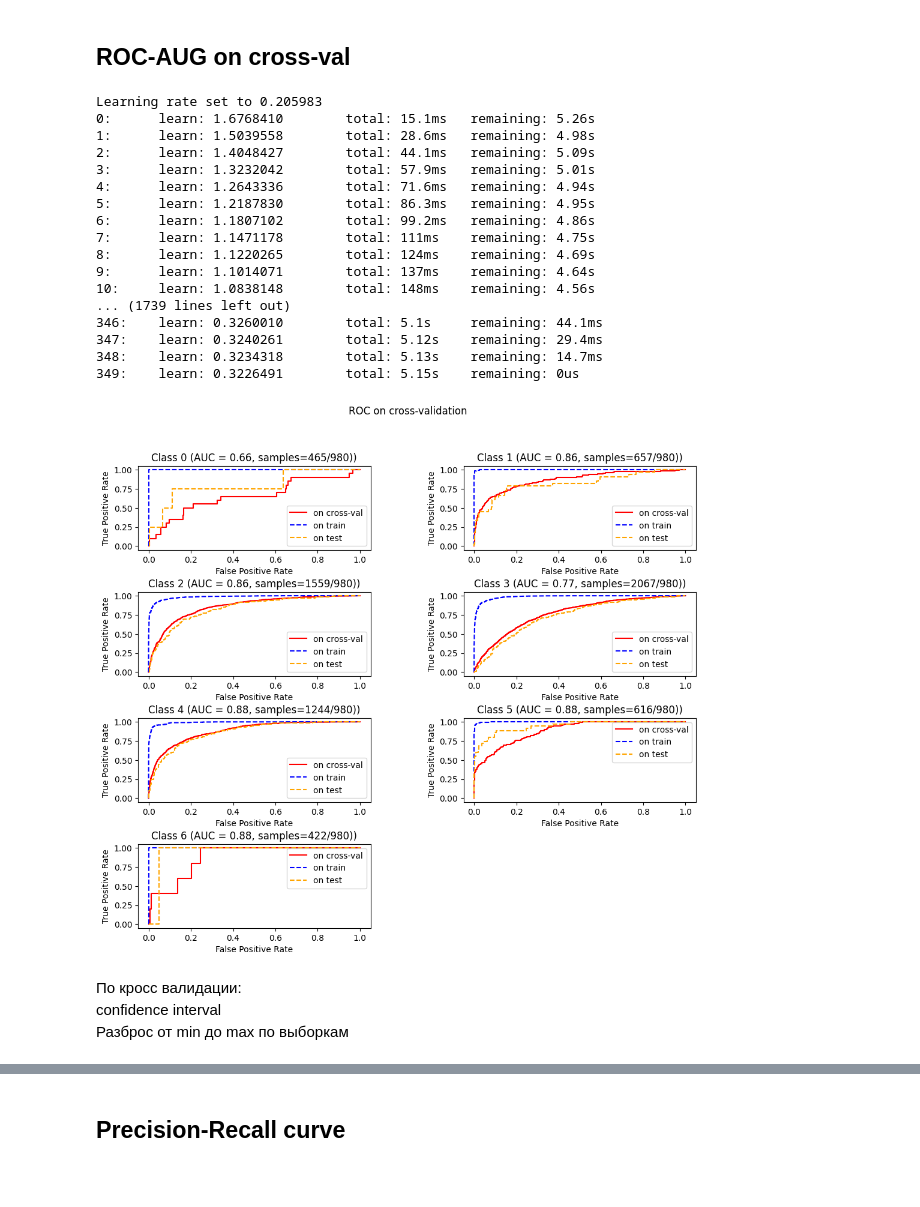
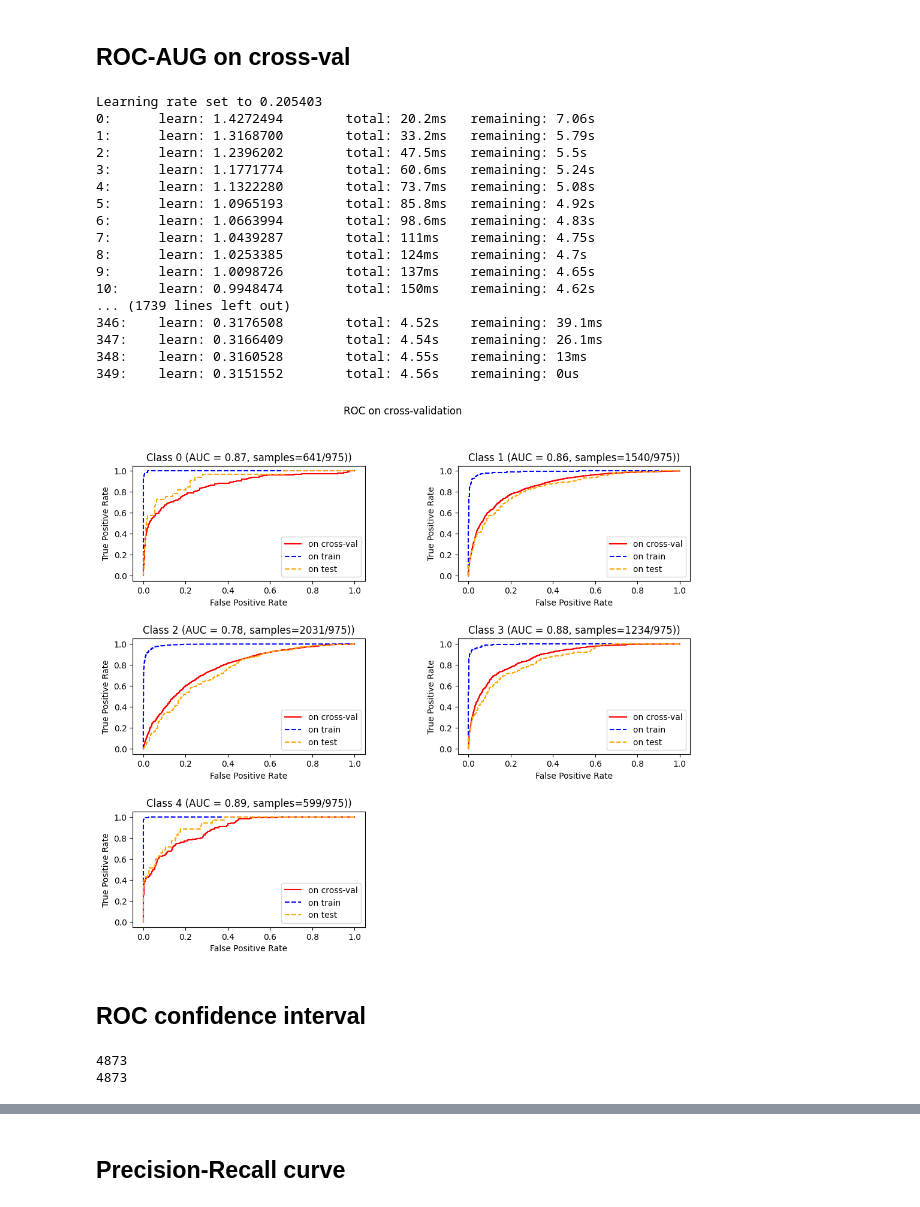
Before and after one commit to KadilenkoIvan/theory_of_stat_solutions, a Jupyter notebook: lab5/lab2.ipynb, the cells around one changed output, grey strips where cells are left out. Drawn from its saved outputs; the diff is of its cells as text; code cells hidden in the pictures; blank space fills up the shorter version.

```diff
--- a/lab5/lab2.ipynb
+++ b/lab5/lab2.ipynb
@@ -13,6 +14,8 @@ from sklearn.datasets import load_wine
 # %%
 dataset_wine = pd.read_csv('winequality-white.csv', sep=';')
 wine_df = dataset_wine
-print(wine_df['quality'].unique())
+wine_df = wine_df[wine_df['quality'] != 3]
+wine_df = wine_df[wine_df['quality'] != 9]
+print(wine_df['quality'].unique(), len(wine_df), len(dataset_wine))
 wine_df.head()
 # %% [output]
@@ -34,7 +37,7 @@ y = wine_df['quality']
 # y = wine_df['class']
 
 X_train, X_test, y_train, y_test = train_test_split(X, y, test_size=0.2, random_state=42, stratify=y)
-model = CatBoostClassifier(loss_function='MultiClass', iterations=350, random_seed=42)
+model = CatBoostClassifier(loss_function='MultiClass', iterations=350, random_seed=42, task_type="GPU")
 model.fit(X_train, y_train, eval_set=(X_test, y_test), use_best_model=True)
 # model = SVC(kernel='linear', probability=True, random_state=42)
 # model.fit(X_train, y_train)
@@ -107,7 +108,8 @@ Conf matrix:
 ## ROC-AUG on test
 # %%
 from sklearn.preprocessing import label_binarize
-y_bin = label_binarize(y_test, classes=[3, 4, 5, 6, 7, 8, 9])
+y_bin = label_binarize(y_test, classes=[4, 5, 6, 7, 8])
+# y_bin = label_binarize(y_test, classes=[3, 4, 5, 6, 7, 8, 9])
 # y_bin = label_binarize(y_test, classes=[0, 1, 2])
 y_bin
 # %% [output]
@@ -143,7 +145,7 @@ for i in range(y_bin.shape[1]):
 # %% [markdown]
 ## ROC-AUG on train
 # %%
-y_bin_train = label_binarize(y_train, classes=[3, 4, 5, 6, 7, 8, 9])
+y_bin_train = label_binarize(y_train, classes=[4, 5, 6, 7, 8])
 # y_bin = label_binarize(y_train, classes=[0, 1, 2])
 
 fpr_train = dict()
@@ -177,55 +179,60 @@ from sklearn.model_selection import StratifiedKFold, cross_val_predict
 X = wine_df.drop('quality', axis=1)
 y = wine_df['quality']
 
-y_bin_cross_val = label_binarize(y, classes=[3, 4, 5, 6, 7, 8, 9])
+y_bin_cross_val = label_binarize(y, classes=[4, 5, 6, 7, 8])
+# y_bin = label_binarize(y_test, classes=[3, 4, 5, 6, 7, 8, 9])
 
-model_cross_val = CatBoostClassifier(loss_function='MultiClass', iterations=350, random_seed=42)
+model_cross_val = CatBoostClassifier(loss_function='MultiClass', iterations=350, random_seed=42, task_type="GPU")
 
 cv = StratifiedKFold(n_splits=5, shuffle=True, random_state=42)
 
 y_predict_probs_cross_val = cross_val_predict(model_cross_val, X, y, cv=cv, method='predict_proba')
 
 fpr_cross_val = dict()
 tpr_cross_val = dict()
 roc_auc_cross_val = dict()
 
 for i in range(y_bin.shape[1]):
     fpr_cross_val[i], tpr_cross_val[i], _ = roc_curve(y_bin_cross_val[:, i], y_predict_probs_cross_val[:, i])
     roc_auc_cross_val[i] = roc_auc_score(y_bin_cross_val[:, i], y_predict_probs_cross_val[:, i])
 
 plt.figure(figsize=(12, 10))
 plt.suptitle('ROC on cross-validation')
 plt.subplots_adjust(hspace=0.5, wspace=0.4)
 
 for i in range(y_bin_cross_val.shape[1]):
     plt.subplot(y_bin_cross_val.shape[1] // 2 + 1, y_bin_cross_val.shape[1] % 2 + 1, i + 1)
     plt.plot(fpr_cross_val[i], tpr_cross_val[i], linestyle='-', color='red', label='on cross-val')
     plt.plot(fpr_train[i], tpr_train[i], linestyle='--', color='blue', label='on train')
     plt.plot(fpr[i], tpr[i], linestyle='--', color='orange', label='on test')
     plt.xlabel('False Positive Rate')
     plt.ylabel('True Positive Rate')
     plt.title(f'Class {i} (AUC = {roc_auc_cross_val[i]:.2f}, samples={len(tpr_cross_val[i])}/{len(X_test)}))')
     plt.legend()
 # %% [output]
-Learning rate set to 0.205983
-0:      learn: 1.6768410        total: 15.1ms   remaining: 5.26s
-1:      learn: 1.5039558        total: 28.6ms   remaining: 4.98s
-2:      learn: 1.4048427        total: 44.1ms   remaining: 5.09s
-3:      learn: 1.3232042        total: 57.9ms   remaining: 5.01s
-4:      learn: 1.2643336        total: 71.6ms   remaining: 4.94s
-5:      learn: 1.2187830        total: 86.3ms   remaining: 4.95s
-6:      learn: 1.1807102        total: 99.2ms   remaining: 4.86s
-7:      learn: 1.1471178        total: 111ms    remaining: 4.75s
-8:      learn: 1.1220265        total: 124ms    remaining: 4.69s
-9:      learn: 1.1014071        total: 137ms    remaining: 4.64s
-10:     learn: 1.0838148        total: 148ms    remaining: 4.56s
+Learning rate set to 0.205403
+0:      learn: 1.4272494        total: 20.2ms   remaining: 7.06s
+1:      learn: 1.3168700        total: 33.2ms   remaining: 5.79s
+2:      learn: 1.2396202        total: 47.5ms   remaining: 5.5s
+3:      learn: 1.1771774        total: 60.6ms   remaining: 5.24s
+4:      learn: 1.1322280        total: 73.7ms   remaining: 5.08s
+5:      learn: 1.0965193        total: 85.8ms   remaining: 4.92s
+6:      learn: 1.0663994        total: 98.6ms   remaining: 4.83s
+7:      learn: 1.0439287        total: 111ms    remaining: 4.75s
+8:      learn: 1.0253385        total: 124ms    remaining: 4.7s
+9:      learn: 1.0098726        total: 137ms    remaining: 4.65s
+10:     learn: 0.9948474        total: 150ms    remaining: 4.62s
 ... (1739 lines left out)
-346:    learn: 0.3260010        total: 5.1s     remaining: 44.1ms
-347:    learn: 0.3240261        total: 5.12s    remaining: 29.4ms
-348:    learn: 0.3234318        total: 5.13s    remaining: 14.7ms
-349:    learn: 0.3226491        total: 5.15s    remaining: 0us
+346:    learn: 0.3176508        total: 4.52s    remaining: 39.1ms
+347:    learn: 0.3166409        total: 4.54s    remaining: 26.1ms
+348:    learn: 0.3160528        total: 4.55s    remaining: 13ms
+349:    learn: 0.3151552        total: 4.56s    remaining: 0us
-[figure, old version]
+[figure, new version]
-# %% [markdown]
-По кросс валидации:
-confidence interval
-Разброс от min до max по выборкам
+# %% [markdown]
+## ROC confidence interval
+# %%
+print(len(y_predict_probs_cross_val))
+print(len(y))
+# %% [output]
+4873
+4873
```
Also changed, not shown: parts of 11 cells of this notebook, 6 other files.
